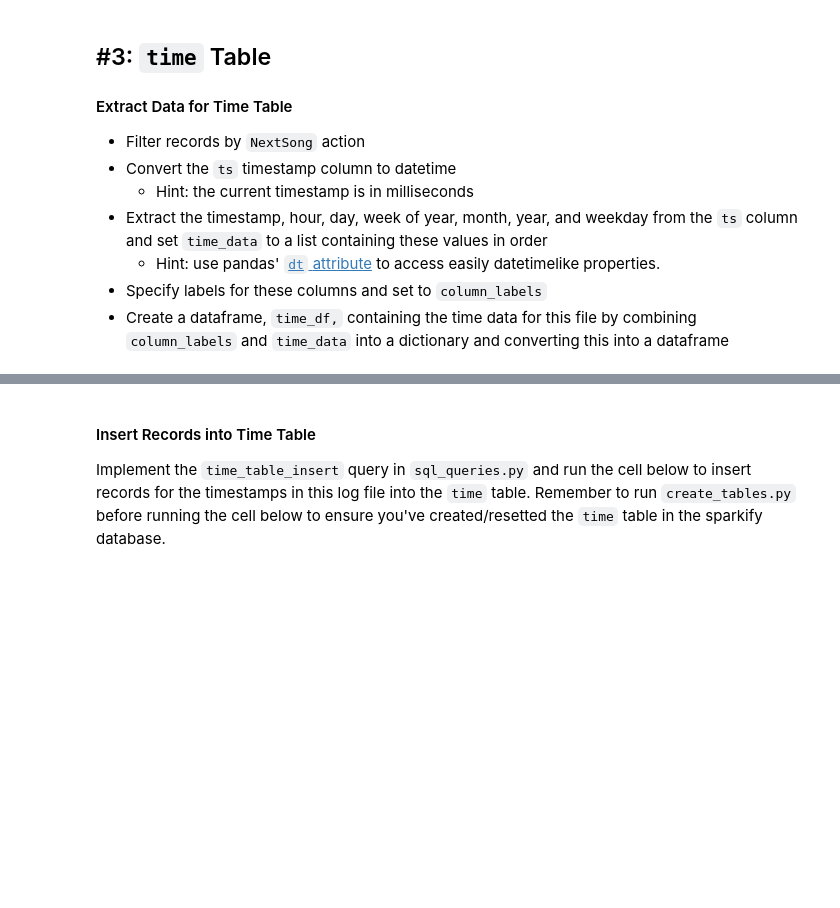
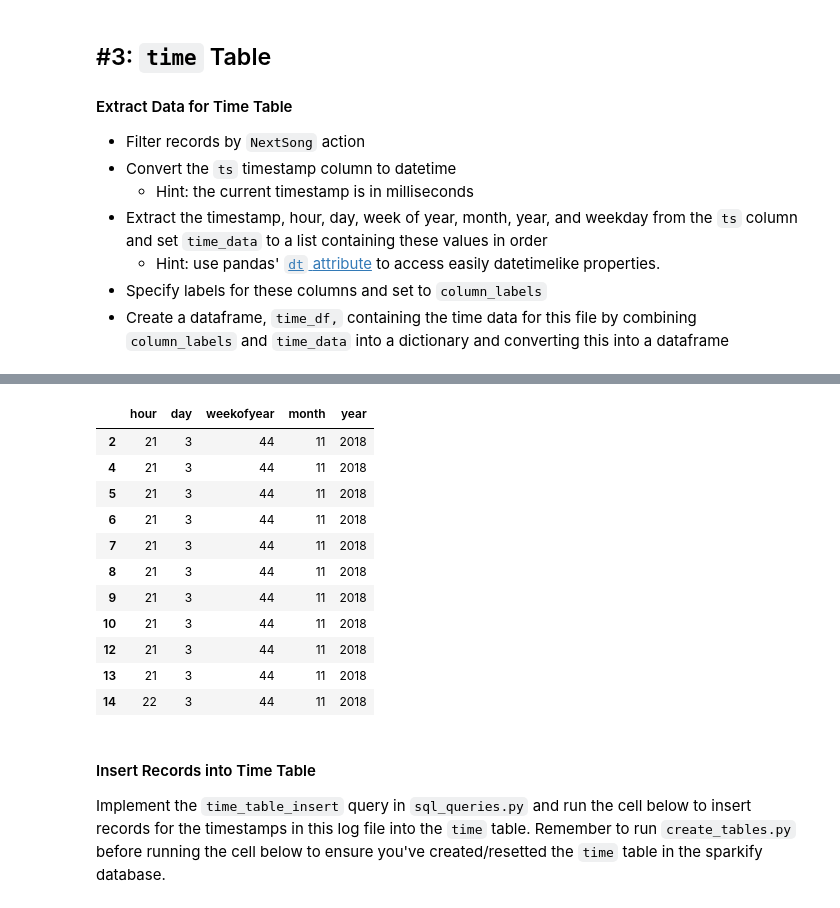
Before and after one commit to techmitchh/POSTGRES_DATAMODELING, a Jupyter notebook: etl.ipynb, the cells around one changed output, grey strips where cells are left out. Drawn from its saved outputs; the diff is of its cells as text; code cells hidden in the pictures; blank space fills up the shorter version.

```diff
--- a/etl.ipynb
+++ b/etl.ipynb
@@ -164,3 +162,35 @@ time_df.head()
+# %%
+# Extract the timestamp, hour, day, week of year, month, year, and weekday from the `ts` column and set `time_data` to a list containing these values in order
+name = df['ts'].dt.date
+hour = df['ts'].dt.hour
+day = df['ts'].dt.dayofweek
+weekofyear = df['ts'].dt.weekofyear
+month = df['ts'].dt.month
+year = df['ts'].dt.year
+time_data = [hour,day,weekofyear,month,year]
+# time_data
+column_labels = ('hour','day','weekofyear','month','year')
+# %%
+column_data = {column_labels[0]: pd.Series(time_data[0]),
+                column_labels[1]: pd.Series(time_data[1]),
+                column_labels[2]: pd.Series(time_data[2]),
+                column_labels[3]: pd.Series(time_data[3]),
+                column_labels[4]: pd.Series(time_data[4])}
+time_df = pd.DataFrame(column_data)
+time_df
+# %% [output]
+|  | hour | day | weekofyear | month | year |
+| 2 | 21 | 3 | 44 | 11 | 2018 |
+| 4 | 21 | 3 | 44 | 11 | 2018 |
+| 5 | 21 | 3 | 44 | 11 | 2018 |
+| 6 | 21 | 3 | 44 | 11 | 2018 |
+| 7 | 21 | 3 | 44 | 11 | 2018 |
+| 8 | 21 | 3 | 44 | 11 | 2018 |
+| 9 | 21 | 3 | 44 | 11 | 2018 |
+| 10 | 21 | 3 | 44 | 11 | 2018 |
+| 12 | 21 | 3 | 44 | 11 | 2018 |
+| 13 | 21 | 3 | 44 | 11 | 2018 |
+| 14 | 22 | 3 | 44 | 11 | 2018 |
 # %% [markdown]
 #### Insert Records into Time Table
 Implement the `time_table_insert` query in `sql_queries.py` and run the cell below to insert records for the timestamps in this log file into the `time` table. Remember to run `create_tables.py` before running the cell below to ensure you've created/resetted the `time` table in the sparkify database.
```
Also changed, not shown: parts of 4 cells of this notebook.
